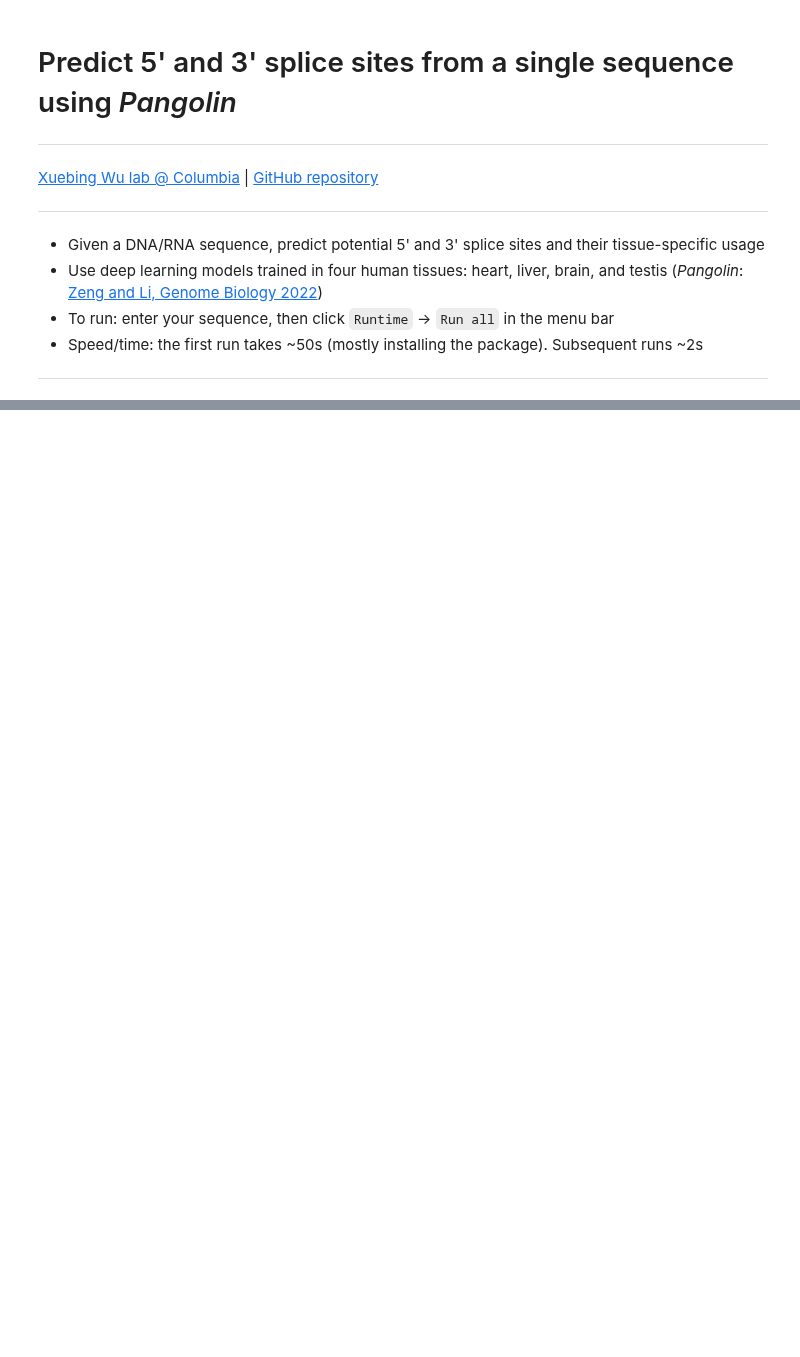
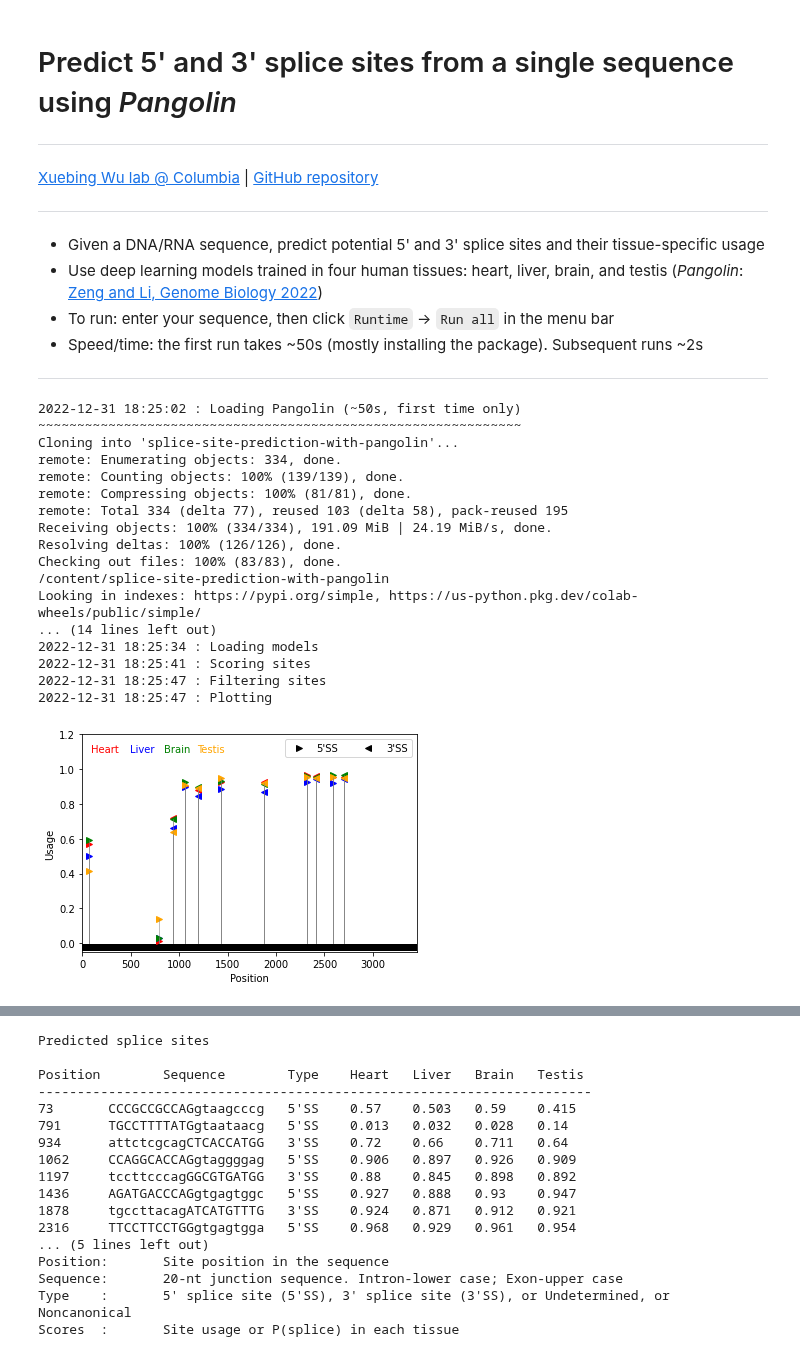
Before and after one commit to xuebingwu/Pangolin, a Jupyter notebook: colab.ipynb, the cells around one changed output, grey strips where cells are left out. Saved outputs shown, nothing was run; the diff lists cells and outputs as text; code cells hidden in the pictures; blank space fills up the shorter version.

```diff
--- a/colab.ipynb
+++ b/colab.ipynb
@@ -58,7 +58,7 @@ else: # user input
 
 ######### options
 
-REVERSE_COMPLEMENT = True #@param {type:"boolean"}
+REVERSE_COMPLEMENT = False #@param {type:"boolean"}
 #@markdown - Check the box to reverse complement the input sequence
 #@markdown - Useful for analyzing splicing on plasmid sequences
 
@@ -262,30 +262,49 @@ print(datetime.datetime.now().strftime("%Y-%m-%d %H:%M:%S"),': Scoring sites')
 if REVERSE_COMPLEMENT:
   seq = reverse_complement(seq)
 scores = run_models( 5000*'N'+ seq + 5000*'N')
 
 print(datetime.datetime.now().strftime("%Y-%m-%d %H:%M:%S"),': Filtering sites')
 sites = filter_predicted_sites(seq,scores,MIN_SCORE)
 
 if len(sites) > 0:
   # plot
   print(datetime.datetime.now().strftime("%Y-%m-%d %H:%M:%S"),': Plotting\n')
   plot_sites(sites,len(seq))
 
   # download figure
   files.download(f"predicted_splice_sites.pdf")
 
   # text/table output
   print('\n\nPredicted splice sites\n')
   print('\t'.join(['Position','Sequence','Type'])+'\t'+'\t'.join(tissues))
   print('-----------------------------------------------------------------------')
   for pos in sites:
     print(pos,'\t',sites[pos].replace(',','\t'))
 
   print("\nColumns:")
   print("Position:\tSite position in the sequence")
   print("Sequence:\t20-nt junction sequence. Intron-lower case; Exon-upper case")
   print("Type    :\t5' splice site (5'SS), 3' splice site (3'SS), or Undetermined, or Noncanonical")
   print("Scores  :\tSite usage or P(splice) in each tissue")
 
 else:
   print("\n\nNo splice sites were found to have a score higher than a MIN_SCORE of ",MIN_SCORE)
+# %% [output]
+2022-12-31 18:25:02 : Loading Pangolin (~50s, first time only)
+~~~~~~~~~~~~~~~~~~~~~~~~~~~~~~~~~~~~~~~~~~~~~~~~~~~~~~~~~~~~~~
+Cloning into 'splice-site-prediction-with-pangolin'...
+remote: Enumerating objects: 334, done.
+remote: Counting objects: 100% (139/139), done.
+remote: Compressing objects: 100% (81/81), done.
+remote: Total 334 (delta 77), reused 103 (delta 58), pack-reused 195
+Receiving objects: 100% (334/334), 191.09 MiB | 24.19 MiB/s, done.
+Resolving deltas: 100% (126/126), done.
+Checking out files: 100% (83/83), done.
+/content/splice-site-prediction-with-pangolin
+Looking in indexes: https://pypi.org/simple, https://us-python.pkg.dev/colab-wheels/public/simple/
+... (14 lines left out)
+2022-12-31 18:25:34 : Loading models
+2022-12-31 18:25:41 : Scoring sites
+2022-12-31 18:25:47 : Filtering sites
+2022-12-31 18:25:47 : Plotting
+[figure, added]
@@ -291,0 +313,17 @@ else:
+Predicted splice sites
+
+Position        Sequence        Type    Heart   Liver   Brain   Testis
+-----------------------------------------------------------------------
+73       CCCGCCGCCAGgtaagcccg   5'SS    0.57    0.503   0.59    0.415
+791      TGCCTTTTATGgtaataacg   5'SS    0.013   0.032   0.028   0.14
+934      attctcgcagCTCACCATGG   3'SS    0.72    0.66    0.711   0.64
+1062     CCAGGCACCAGgtaggggag   5'SS    0.906   0.897   0.926   0.909
+1197     tccttcccagGGCGTGATGG   3'SS    0.88    0.845   0.898   0.892
+1436     AGATGACCCAGgtgagtggc   5'SS    0.927   0.888   0.93    0.947
+1878     tgccttacagATCATGTTTG   3'SS    0.924   0.871   0.912   0.921
+2316     TTCCTTCCTGGgtgagtgga   5'SS    0.968   0.929   0.961   0.954
+... (5 lines left out)
+Position:       Site position in the sequence
+Sequence:       20-nt junction sequence. Intron-lower case; Exon-upper case
+Type    :       5' splice site (5'SS), 3' splice site (3'SS), or Undetermined, or Noncanonical
+Scores  :       Site usage or P(splice) in each tissue
```
Also changed, not shown: parts of 1 cell of this notebook.
